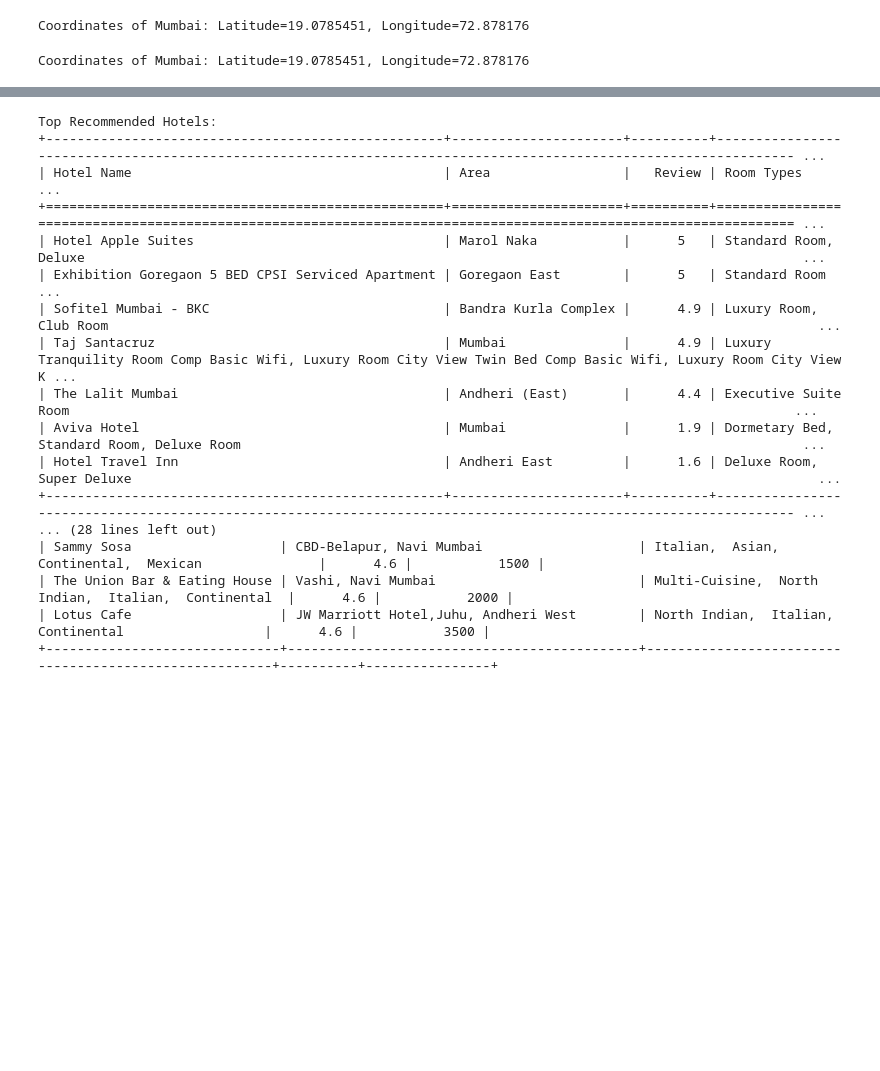
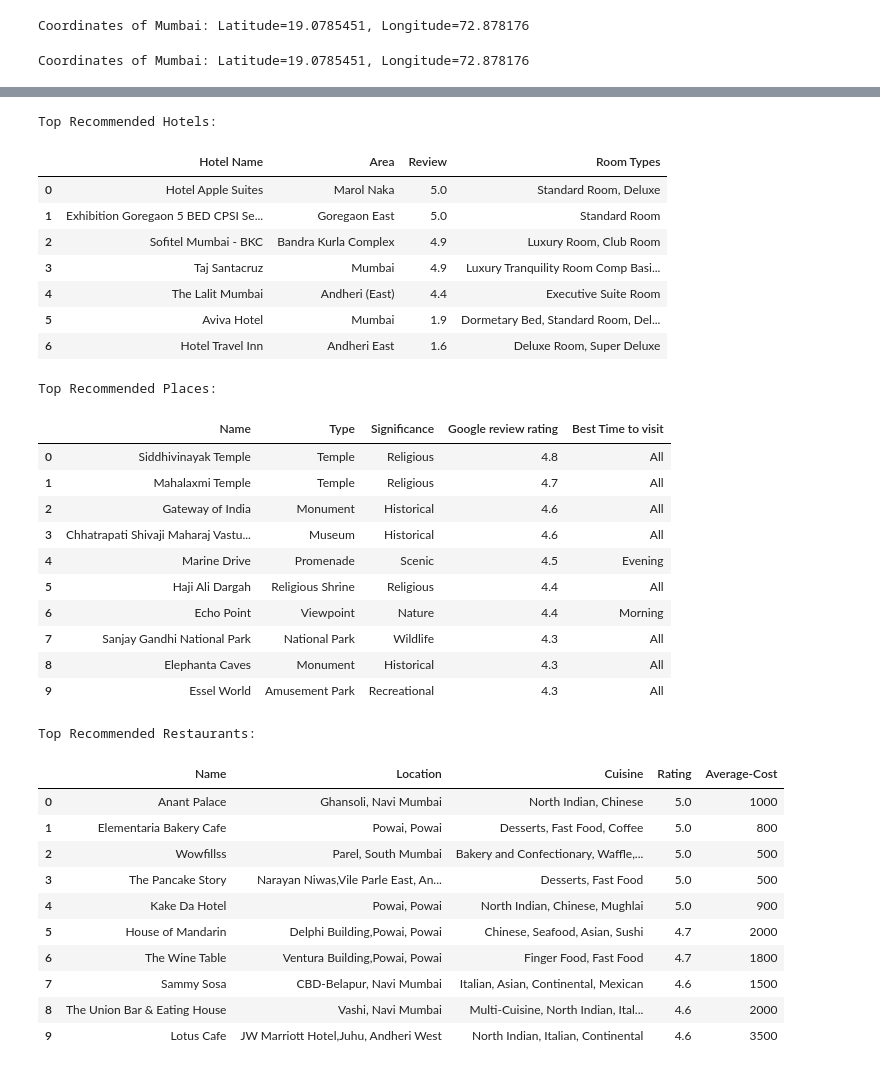
Before and after one commit to AyushGupta45/recommendation-system, a Jupyter notebook: main.ipynb, the cells around one changed output, grey strips where cells are left out. Cells and saved outputs as stored; diff of their text form; code cells hidden in the pictures; blank space fills up the shorter version.

Commit message:
removed tabulate

```diff
--- a/main.ipynb
+++ b/main.ipynb
@@ -627,39 +627,55 @@ def get_recommendations(place_name, hotel_df, places_df, restaurant_df, radius_k
 # %%
 user_input = "Mumbai"
 hotels, places, restaurants, lat, lon = get_recommendations(user_input, df1, df2, df3, radius_km=50, top_n=10)
 
 
 if hotels is not None and places is not None and restaurants is not None:
     map_object = create_map(lat, lon, hotels, places, restaurants)
     map_object.save("recommendations_map.html")
     map_html = map_object._repr_html_()
     display_html(f'<div style="width: 800px; height: 500px;">{map_html}</div>', raw=True)
 
     print("Top Recommended Hotels:")
-    print(tabulate(hotels[['Hotel Name', 'Area', 'Review', 'Room Types']], headers='keys', tablefmt='outline', showindex=False))
+    display(hotels[['Hotel Name', 'Area', 'Review', 'Room Types']])
 
     print("\nTop Recommended Places:")
-    print(tabulate(places[['Name', 'Type', 'Significance', 'Google review rating', 'Best Time to visit']], headers='keys', tablefmt='outline', showindex=False))
+    display(places[['Name', 'Type', 'Significance', 'Google review rating', 'Best Time to visit']])
 
     print("\nTop Recommended Restaurants:")
-    print(tabulate(restaurants[['Name', 'Location', 'Cuisine', 'Rating', 'Average-Cost']], headers='keys', tablefmt='outline', showindex=False))
+    display(restaurants[['Name', 'Location', 'Cuisine', 'Rating', 'Average-Cost']])
 # %% [output]
 Coordinates of Mumbai: Latitude=19.0785451, Longitude=72.878176
 [interactive output not drawn]
 Top Recommended Hotels:
-+---------------------------------------------------+----------------------+----------+----------------------------------------------------------------------------------------------------------------- ...
-| Hotel Name                                        | Area                 |   Review | Room Types                                                                                                       ...
-+===================================================+======================+==========+================================================================================================================= ...
-| Hotel Apple Suites                                | Marol Naka           |      5   | Standard Room, Deluxe                                                                                            ...
-| Exhibition Goregaon 5 BED CPSI Serviced Apartment | Goregaon East        |      5   | Standard Room                                                                                                    ...
-| Sofitel Mumbai - BKC                              | Bandra Kurla Complex |      4.9 | Luxury Room, Club Room                                                                                           ...
-| Taj Santacruz                                     | Mumbai               |      4.9 | Luxury Tranquility Room Comp Basic Wifi, Luxury Room City View Twin Bed Comp Basic Wifi, Luxury Room City View K ...
-| The Lalit Mumbai                                  | Andheri (East)       |      4.4 | Executive Suite Room                                                                                             ...
-| Aviva Hotel                                       | Mumbai               |      1.9 | Dormetary Bed, Standard Room, Deluxe Room                                                                        ...
-| Hotel Travel Inn                                  | Andheri East         |      1.6 | Deluxe Room, Super Deluxe                                                                                        ...
-+---------------------------------------------------+----------------------+----------+----------------------------------------------------------------------------------------------------------------- ...
-... (28 lines left out)
-| Sammy Sosa                   | CBD-Belapur, Navi Mumbai                    | Italian,  Asian,  Continental,  Mexican               |      4.6 |           1500 |
-| The Union Bar & Eating House | Vashi, Navi Mumbai                          | Multi-Cuisine,  North Indian,  Italian,  Continental  |      4.6 |           2000 |
-| Lotus Cafe                   | JW Marriott Hotel,Juhu, Andheri West        | North Indian,  Italian,  Continental                  |      4.6 |           3500 |
-+------------------------------+---------------------------------------------+-------------------------------------------------------+----------+----------------+
+|  | Hotel Name | Area | Review | Room Types |
+| 0 | Hotel Apple Suites | Marol Naka | 5.0 | Standard Room, Deluxe |
+| 1 | Exhibition Goregaon 5 BED CPSI Se... | Goregaon East | 5.0 | Standard Room |
+| 2 | Sofitel Mumbai - BKC | Bandra Kurla Complex | 4.9 | Luxury Room, Club Room |
+| 3 | Taj Santacruz | Mumbai | 4.9 | Luxury Tranquility Room Comp Basi... |
+| 4 | The Lalit Mumbai | Andheri (East) | 4.4 | Executive Suite Room |
+| 5 | Aviva Hotel | Mumbai | 1.9 | Dormetary Bed, Standard Room, Del... |
+| 6 | Hotel Travel Inn | Andheri East | 1.6 | Deluxe Room, Super Deluxe |
+Top Recommended Places:
+|  | Name | Type | Significance | Google review rating | Best Time to visit |
+| 0 | Siddhivinayak Temple | Temple | Religious | 4.8 | All |
+| 1 | Mahalaxmi Temple | Temple | Religious | 4.7 | All |
+| 2 | Gateway of India | Monument | Historical | 4.6 | All |
+| 3 | Chhatrapati Shivaji Maharaj Vastu... | Museum | Historical | 4.6 | All |
+| 4 | Marine Drive | Promenade | Scenic | 4.5 | Evening |
+| 5 | Haji Ali Dargah | Religious Shrine | Religious | 4.4 | All |
+| 6 | Echo Point | Viewpoint | Nature | 4.4 | Morning |
+| 7 | Sanjay Gandhi National Park | National Park | Wildlife | 4.3 | All |
+| 8 | Elephanta Caves | Monument | Historical | 4.3 | All |
+| 9 | Essel World | Amusement Park | Recreational | 4.3 | All |
+Top Recommended Restaurants:
+|  | Name | Location | Cuisine | Rating | Average-Cost |
+| 0 | Anant Palace | Ghansoli, Navi Mumbai | North Indian, Chinese | 5.0 | 1000 |
+| 1 | Elementaria Bakery Cafe | Powai, Powai | Desserts, Fast Food, Coffee | 5.0 | 800 |
+| 2 | Wowfillss | Parel, South Mumbai | Bakery and Confectionary, Waffle,... | 5.0 | 500 |
+| 3 | The Pancake Story | Narayan Niwas,Vile Parle East, An... | Desserts, Fast Food | 5.0 | 500 |
+| 4 | Kake Da Hotel | Powai, Powai | North Indian, Chinese, Mughlai | 5.0 | 900 |
+| 5 | House of Mandarin | Delphi Building,Powai, Powai | Chinese, Seafood, Asian, Sushi | 4.7 | 2000 |
+| 6 | The Wine Table | Ventura Building,Powai, Powai | Finger Food, Fast Food | 4.7 | 1800 |
+| 7 | Sammy Sosa | CBD-Belapur, Navi Mumbai | Italian, Asian, Continental, Mexican | 4.6 | 1500 |
+| 8 | The Union Bar & Eating House | Vashi, Navi Mumbai | Multi-Cuisine, North Indian, Ital... | 4.6 | 2000 |
+| 9 | Lotus Cafe | JW Marriott Hotel,Juhu, Andheri West | North Indian, Italian, Continental | 4.6 | 3500 |
```
